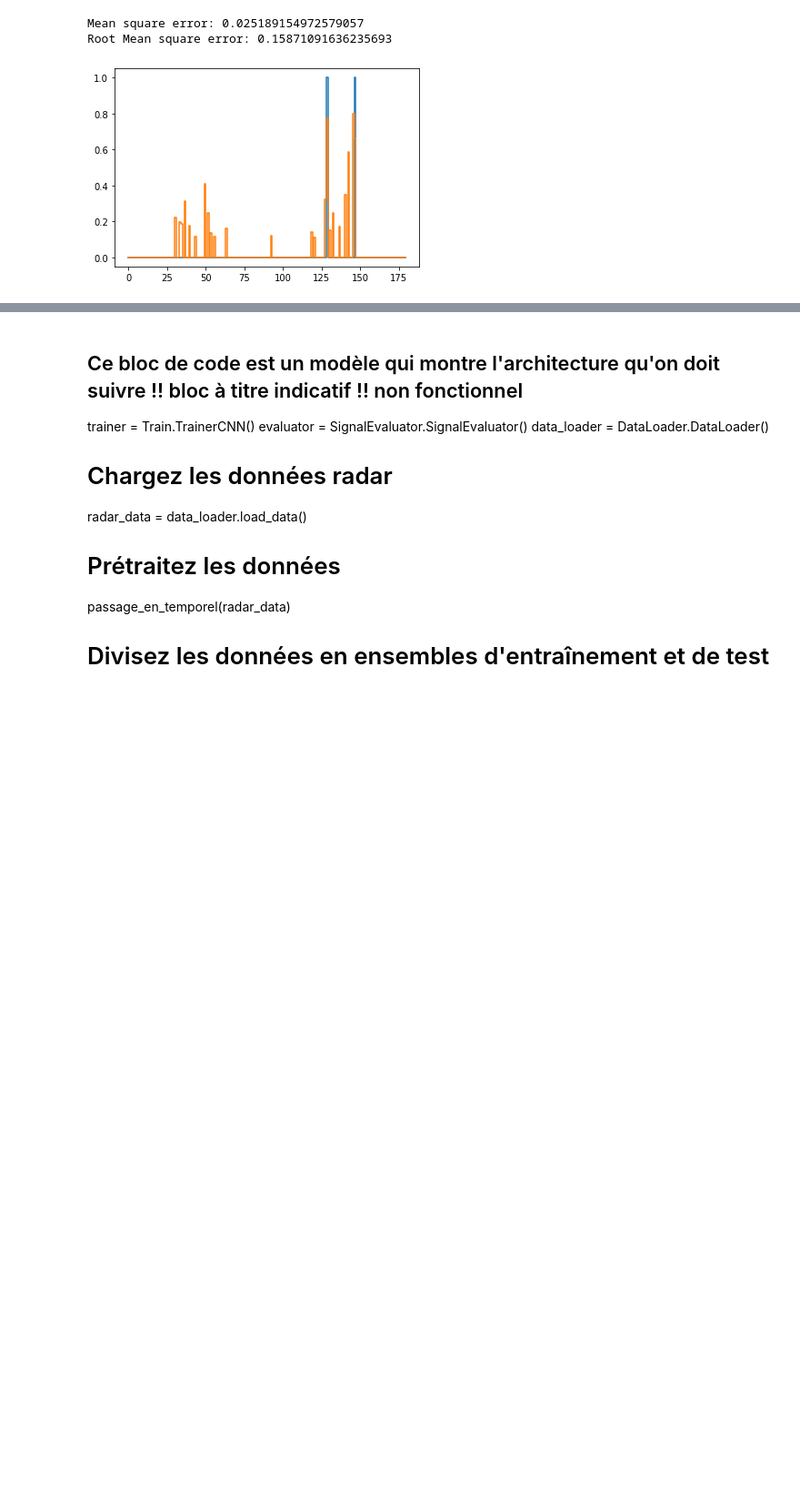
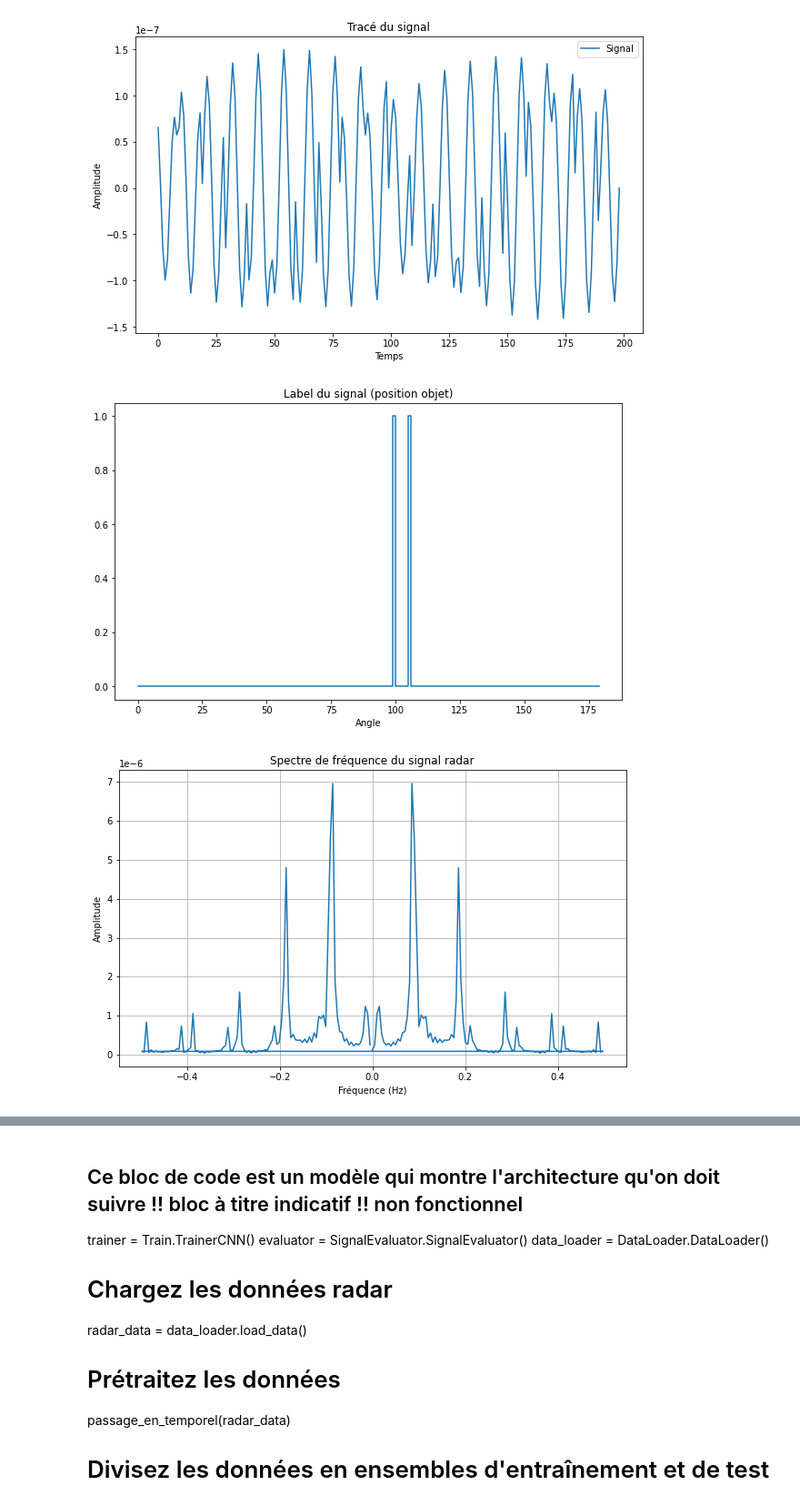
Before and after one commit to Littleyns/ProjetRadarIA, a Jupyter notebook: MainRadar.ipynb, the cells around one changed output, grey strips where cells are left out. Shown at 91% size. Saved outputs shown, nothing was run; the diff lists cells and outputs as text; code cells hidden in the pictures; blank space fills up the shorter version.

Commit message:
Revert "Implementing polynomial regression + coding first evaluators"
This reverts commit 1e3960fbd3f8a2885e28ba95a801917195103da3.

```diff
--- a/MainRadar.ipynb
+++ b/MainRadar.ipynb
@@ -12,5 +14,6 @@ import pandas as pd
 import numpy as np
 import matplotlib.pyplot as plt
 # %%
+## Chargement des données
 data_loader = DataLoader.DataLoader()
-data, labels = data_loader.load_data()
+radar_data = data_loader.load_data()
@@ -32,10 +19,0 @@ radar_dataset.plot(0) #Plot the first signal
-# %%
-
-polynomialRegressor = PolynomialRegressor()
-polynomialRegressor.train(abs(radar_dataset.X_freq_train),radar_dataset.y_train)
-
-polynomialRegressor.evaluate(abs(radar_dataset.X_freq_test),radar_dataset.y_test)
-# %% [output]
-Mean square error: 0.025189154972579057
-Root Mean square error: 0.15871091636235693
-[figure, removed]
@@ -41,0 +22,6 @@ Root Mean square error: 0.15871091636235693
+# %%
+radar_data[6].plot()
+# %% [output]
+[figure, added]
+[figure, added]
+[figure, added]
```
Also changed, not shown: parts of 19 cells of this notebook, 11 other files.
